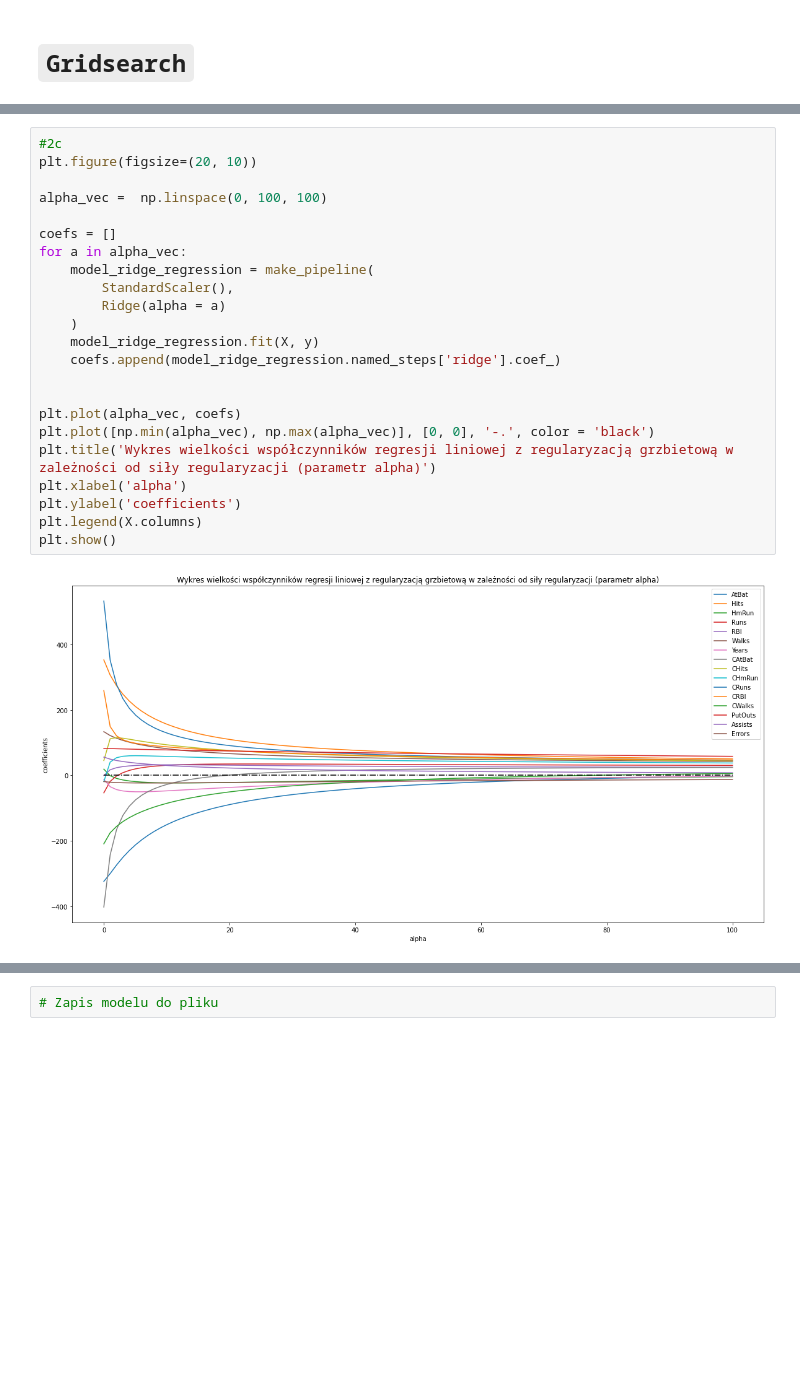
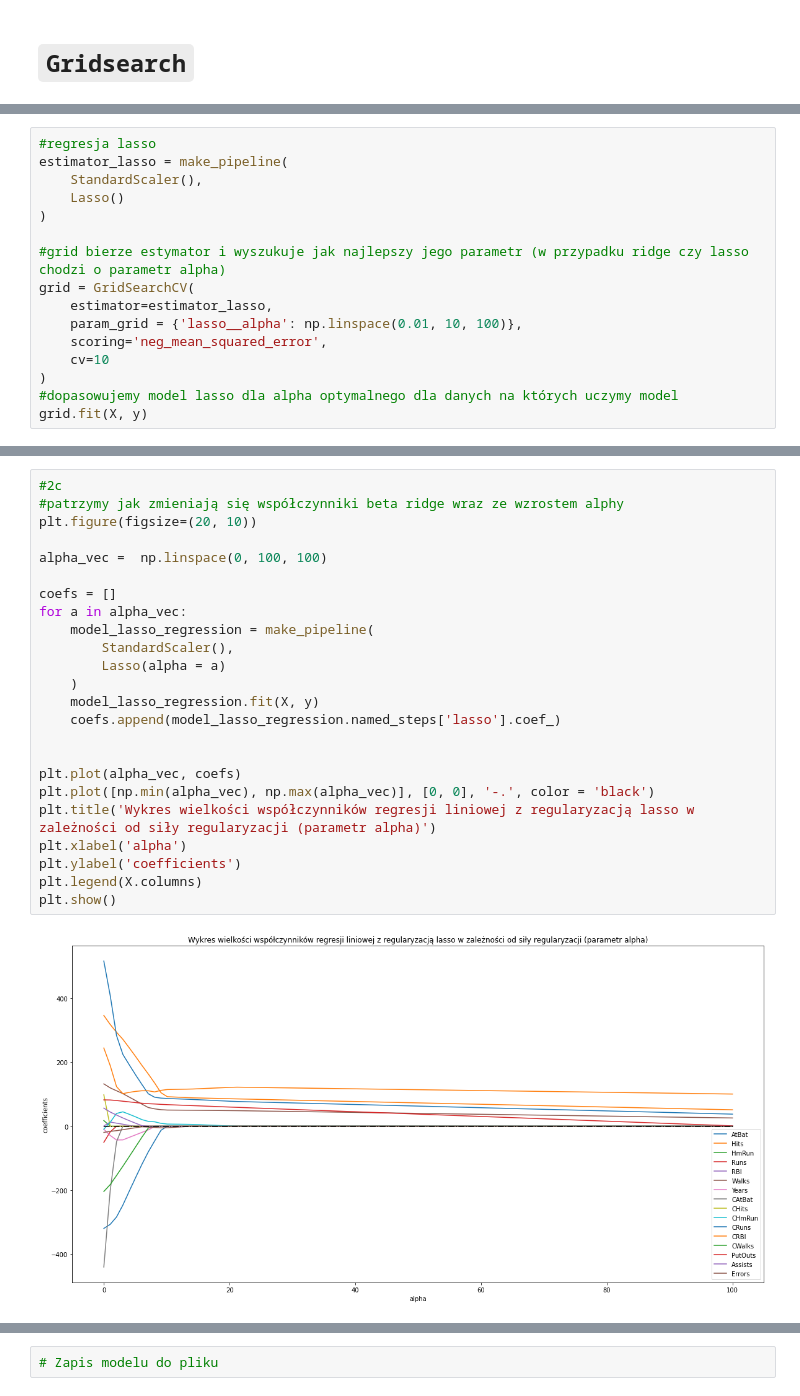
Before and after one commit to mdabrowski-phd/ds250223_regul, a Jupyter notebook: 02_regularyzacja/03_regularyzacja_model_regresji.ipynb, the cells around one changed output, grey strips where cells are left out. Cells and saved outputs as stored; diff of their text form; blank space fills up the shorter version.

```diff
--- a/02_regularyzacja/03_regularyzacja_model_regresji.ipynb
+++ b/02_regularyzacja/03_regularyzacja_model_regresji.ipynb
@@ -262,0 +355,16 @@ grid.best_params_
+# %%
+#regresja lasso
+estimator_lasso = make_pipeline(
+    StandardScaler(),
+    Lasso()
+)
+
+#grid bierze estymator i wyszukuje jak najlepszy jego parametr (w przypadku ridge czy lasso chodzi o parametr alpha)
+grid = GridSearchCV(
+    estimator=estimator_lasso,
+    param_grid = {'lasso__alpha': np.linspace(0.01, 10, 100)},
+    scoring='neg_mean_squared_error',
+    cv=10
+)
+#dopasowujemy model lasso dla alpha optymalnego dla danych na których uczymy model
+grid.fit(X, y)
@@ -285,26 +418,27 @@ cv_model(grid.best_estimator_, X, y)
 # %%
 #2c
+#patrzymy jak zmieniają się współczynniki beta ridge wraz ze wzrostem alphy
 plt.figure(figsize=(20, 10))
 
 alpha_vec =  np.linspace(0, 100, 100)
 
 coefs = []
 for a in alpha_vec:
-    model_ridge_regression = make_pipeline(
+    model_lasso_regression = make_pipeline(
         StandardScaler(),
-        Ridge(alpha = a)
+        Lasso(alpha = a)
     )
-    model_ridge_regression.fit(X, y)
-    coefs.append(model_ridge_regression.named_steps['ridge'].coef_)
+    model_lasso_regression.fit(X, y)
+    coefs.append(model_lasso_regression.named_steps['lasso'].coef_)
 
 
 plt.plot(alpha_vec, coefs)
 plt.plot([np.min(alpha_vec), np.max(alpha_vec)], [0, 0], '-.', color = 'black')
-plt.title('Wykres wielkości współczynników regresji liniowej z regularyzacją grzbietową w zależności od siły regularyzacji (parametr alpha)')
+plt.title('Wykres wielkości współczynników regresji liniowej z regularyzacją lasso w zależności od siły regularyzacji (parametr alpha)')
 plt.xlabel('alpha')
 plt.ylabel('coefficients')
 plt.legend(X.columns)
 plt.show()
 # %% [output]
-[figure, old version]
+[figure, new version]
 # %% [markdown]
```
Also changed, not shown: parts of 52 cells of this notebook.
